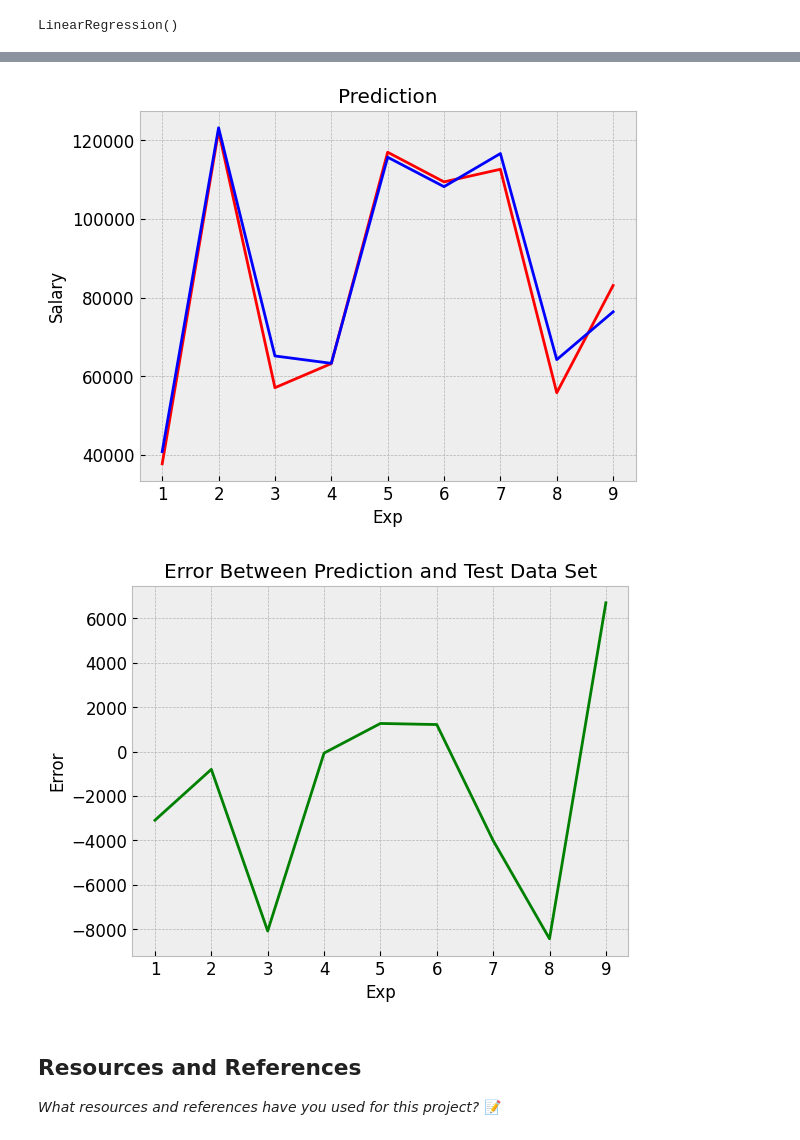
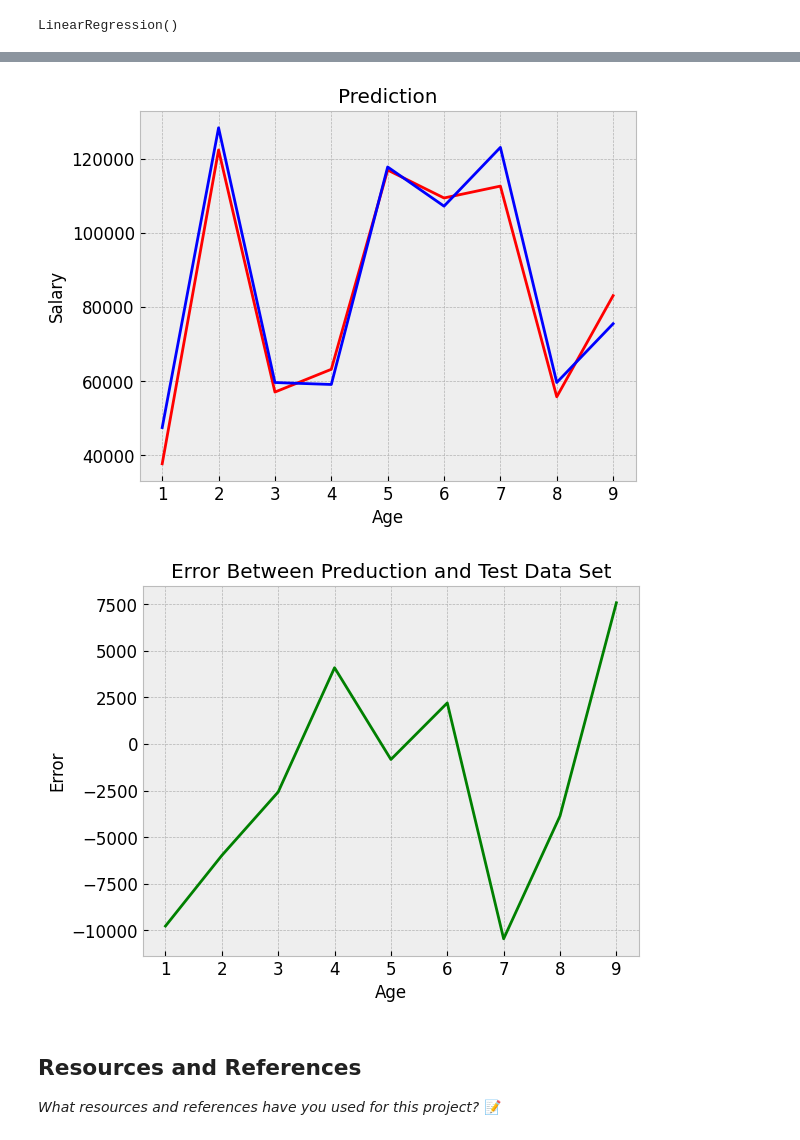
Before and after one commit to IT4063c-Spring23/final-project-dthapa1, a Jupyter notebook: source.ipynb, the cells around one changed output, grey strips where cells are left out. Saved outputs shown, nothing was run; the diff lists cells and outputs as text; code cells hidden in the pictures.

```diff
--- a/source.ipynb
+++ b/source.ipynb
@@ -261,7 +261,7 @@ Predicted income for 20 years of education: $214,791.44662777
 Regression
 Train the model using sklearn
 # %%
-X = np.array(salaries_data_df['YearsExperience']).reshape(-1, 1)
+X = np.array(salaries_data_df['Age']).reshape(-1, 1)
 y = np.array(salaries_data_df['Salary']).reshape(-1, 1)
 
 X_train, X_test, y_train, y_test = train_test_split(X, y, train_size=0.7, random_state=0)
@@ -313,25 +314,24 @@ plt.show()
 c = [i for i in range(1, len(y_test)+1, 1)]
 plt.plot(c, y_test, color='r', linestyle='-')
 plt.plot(c, y_predict, color='b', linestyle='-')
-plt.xlabel('Exp')
+plt.xlabel('Age')
 plt.ylabel('Salary')
 plt.title('Prediction')
 
 plt.show()
 # %% [output]
-[figure, old version]
+[figure, new version]
 # %%
-
 c = [i for i in range(1, len(y_test)+1, 1)]
 y = y_test-y_predict
 plt.plot(c, y, color='green', linestyle='-')
-plt.xlabel('Exp')
+plt.xlabel('Age')
 plt.ylabel('Error')
-plt.title('Error Between Prediction and Test Data Set')
+plt.title('Error Between Preduction and Test Data Set')
 
 plt.show()
 # %% [output]
-[figure, old version]
+[figure, new version]
 # %% [markdown]
 ## Resources and References
 *What resources and references have you used for this project?*
```
Also changed, not shown: parts of 3 cells of this notebook.
